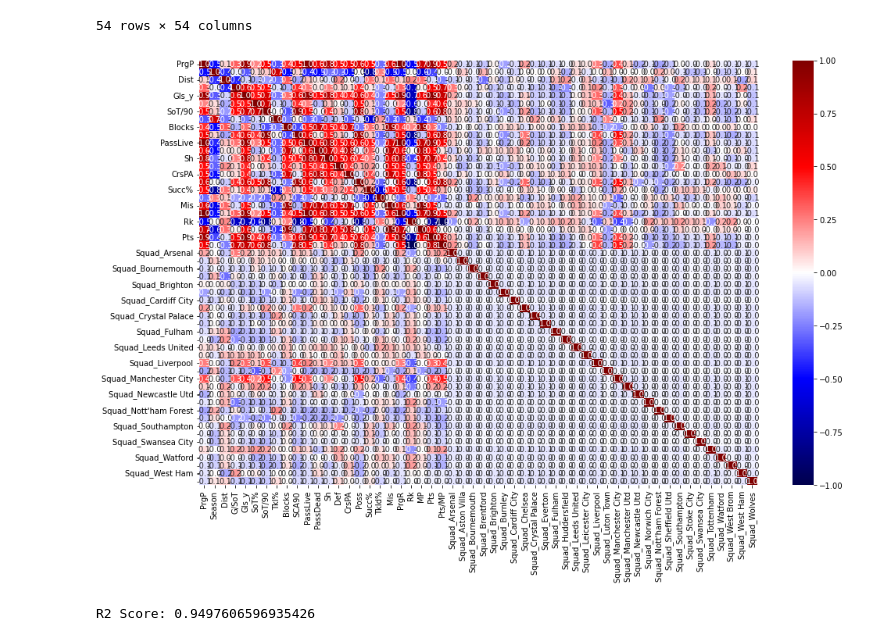
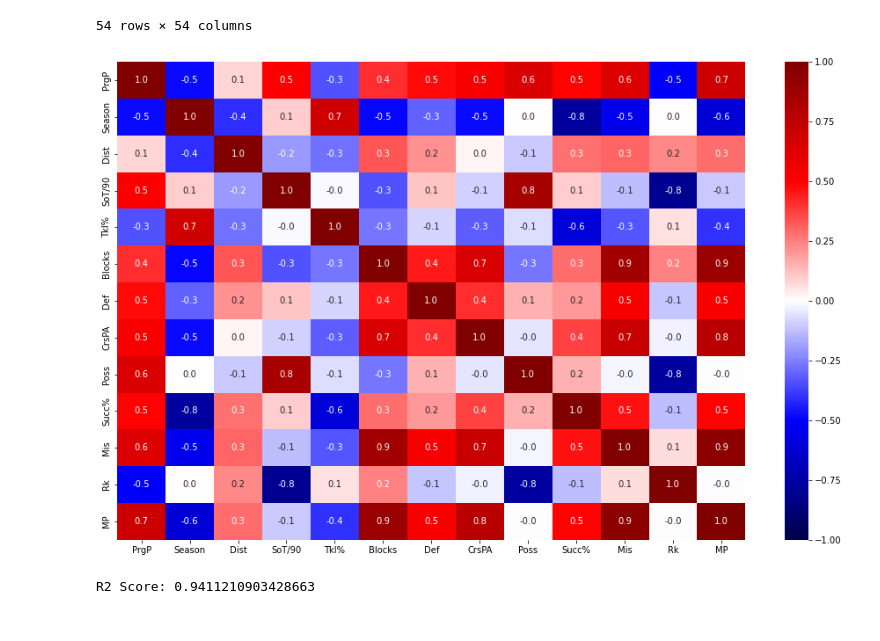
Before and after one commit to umutarsln/lineer-regression, a Jupyter notebook: umutarslan/predictions/merge_tables.ipynb, the cells around one changed output. Cells and saved outputs as stored; diff of their text form; code cells hidden in the pictures.

```diff
--- a/umutarslan/predictions/merge_tables.ipynb
+++ b/umutarslan/predictions/merge_tables.ipynb
@@ -485,7 +485,7 @@ from sklearn.model_selection import train_test_split
 
 # X ve Y değişkenlerimizi oluşturma
 X = merged_df_6.loc[:,['PrgP', 'Season', 'Dist', 'SoT/90',
-       'Tkl%', 'Blocks', 'SCA90', 'Def', 'CrsPA',
+       'Tkl%', 'Blocks', 'Def', 'CrsPA',
        'Poss', 'Succ%', 'Mis', 'Rk',
        'MP'
 ]]
@@ -498,9 +498,9 @@ X_train, x_test, Y_train, y_test = train_test_split(X, y, test_size=0.2, random_
 x_train, x_cv, y_train, y_cv = train_test_split(X_train, Y_train, test_size=0.25, random_state=42)
 # %%
 plt.figure(figsize=[16,10])
-sns.heatmap(merged_df_6.corr(), cmap="seismic", annot=True, vmin=-1, vmax=1, fmt='.1f');
+sns.heatmap(X.corr(), cmap="seismic", annot=True, vmin=-1, vmax=1, fmt='.1f');
 # %% [output]
-[figure, old version]
+[figure, new version]
 # %%
 from sklearn.preprocessing import MinMaxScaler
 from sklearn.linear_model import LinearRegression
@@ -518,4 +518,4 @@ pred = lreg2.predict(x_cv)
 # R2 Skor
 print("R2 Score:", r2_score(y_cv, pred))
 # %% [output]
-R2 Score: 0.9497606596935426
+R2 Score: 0.9411210903428663
```
Also changed, not shown: parts of 1 cell of this notebook, 2 other files.
